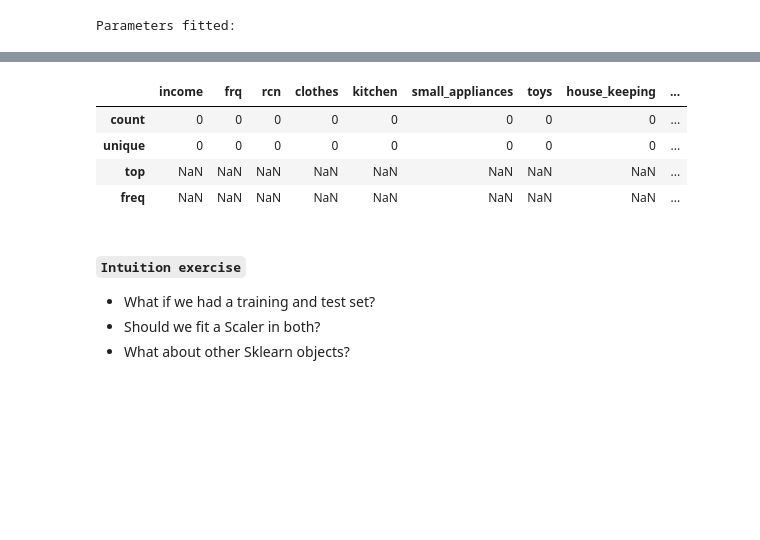
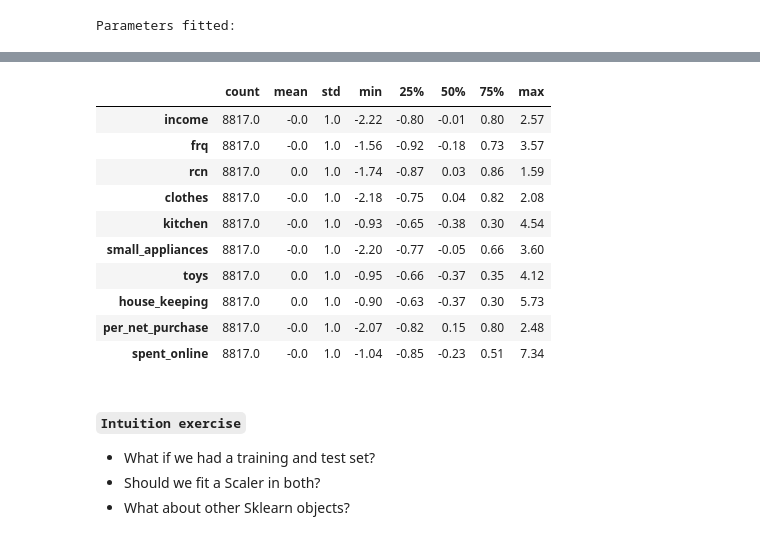
Before and after one commit to vblcg/Data-Mining-25-26, a Jupyter notebook: notebooks/lab06_data_preprocess.ipynb, the cells around one changed output, grey strips where cells are left out. Cells and saved outputs as stored; diff of their text form; code cells hidden in the pictures; blank space fills up the shorter version.

```diff
--- a/notebooks/lab06_data_preprocess.ipynb
+++ b/notebooks/lab06_data_preprocess.ipynb
@@ -829,6 +869,6 @@ demo_ages.describe().round(2)
 # %%
 df_standard = df.copy()
 # %%
-ss_scaler = None # finish this line
-ss_scaled_feat = None # finish this line
+ss_scaler = StandardScaler() # finish this line
+ss_scaled_feat = ss_scaler.fit_transform(df_standard[metric_features]) # finish this line
 ss_scaled_feat
@@ -851,12 +905,18 @@ df_standard.head()
 # %%
 # Checking mean and variance of standardized variables
-df_standard[metric_features].describe().round(2)
+df_standard[metric_features].describe().T.round(2)
 # %% [output]
-|  | income | frq | rcn | clothes | kitchen | small_appliances | toys | house_keeping | ... |
-| count | 0 | 0 | 0 | 0 | 0 | 0 | 0 | 0 | ... |
-| unique | 0 | 0 | 0 | 0 | 0 | 0 | 0 | 0 | ... |
-| top | NaN | NaN | NaN | NaN | NaN | NaN | NaN | NaN | ... |
-| freq | NaN | NaN | NaN | NaN | NaN | NaN | NaN | NaN | ... |
+|  | count | mean | std | min | 25% | 50% | 75% | max |
+| income | 8817.0 | -0.0 | 1.0 | -2.22 | -0.80 | -0.01 | 0.80 | 2.57 |
+| frq | 8817.0 | -0.0 | 1.0 | -1.56 | -0.92 | -0.18 | 0.73 | 3.57 |
+| rcn | 8817.0 | 0.0 | 1.0 | -1.74 | -0.87 | 0.03 | 0.86 | 1.59 |
+| clothes | 8817.0 | -0.0 | 1.0 | -2.18 | -0.75 | 0.04 | 0.82 | 2.08 |
+| kitchen | 8817.0 | -0.0 | 1.0 | -0.93 | -0.65 | -0.38 | 0.30 | 4.54 |
+| small_appliances | 8817.0 | -0.0 | 1.0 | -2.20 | -0.77 | -0.05 | 0.66 | 3.60 |
+| toys | 8817.0 | 0.0 | 1.0 | -0.95 | -0.66 | -0.37 | 0.35 | 4.12 |
+| house_keeping | 8817.0 | 0.0 | 1.0 | -0.90 | -0.63 | -0.37 | 0.30 | 5.73 |
+| per_net_purchase | 8817.0 | -0.0 | 1.0 | -2.07 | -0.82 | 0.15 | 0.80 | 2.48 |
+| spent_online | 8817.0 | -0.0 | 1.0 | -1.04 | -0.85 | -0.23 | 0.51 | 7.34 |
 # %% [markdown]
 #### `Intuition exercise`
 - What if we had a training and test set?
```
Also changed, not shown: parts of 22 cells of this notebook, 2 other files.
